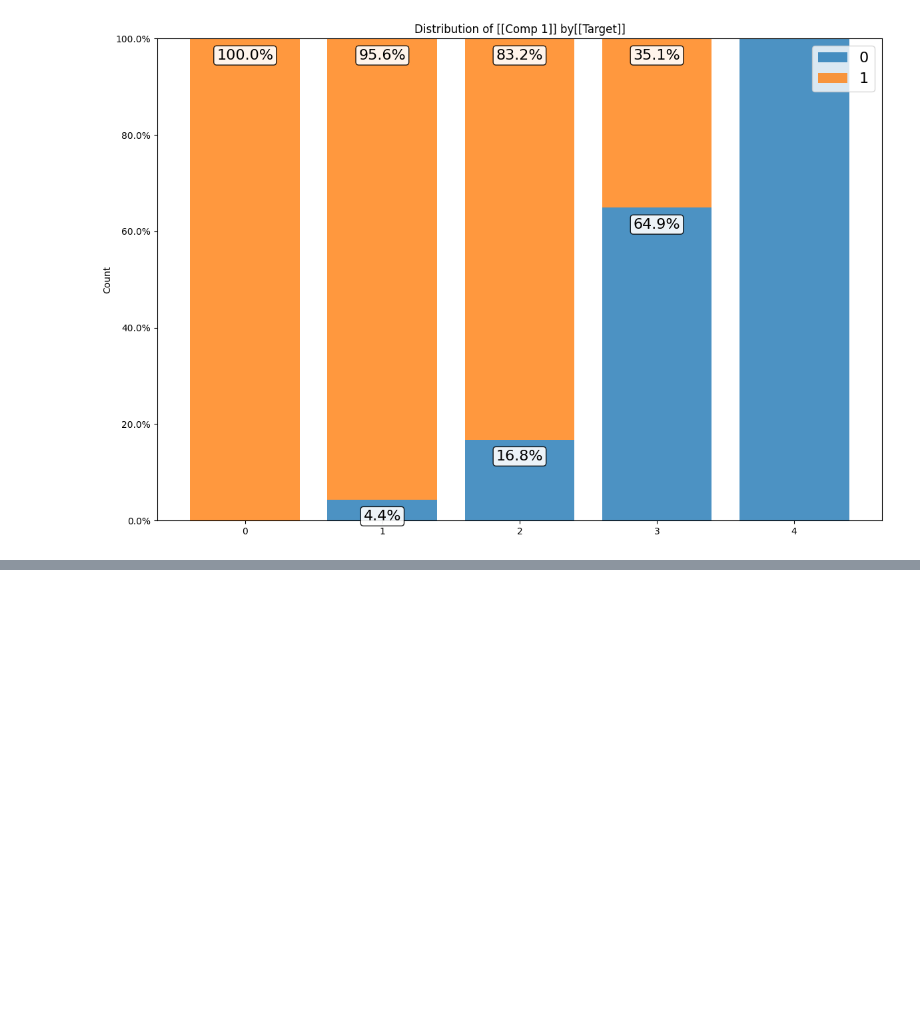
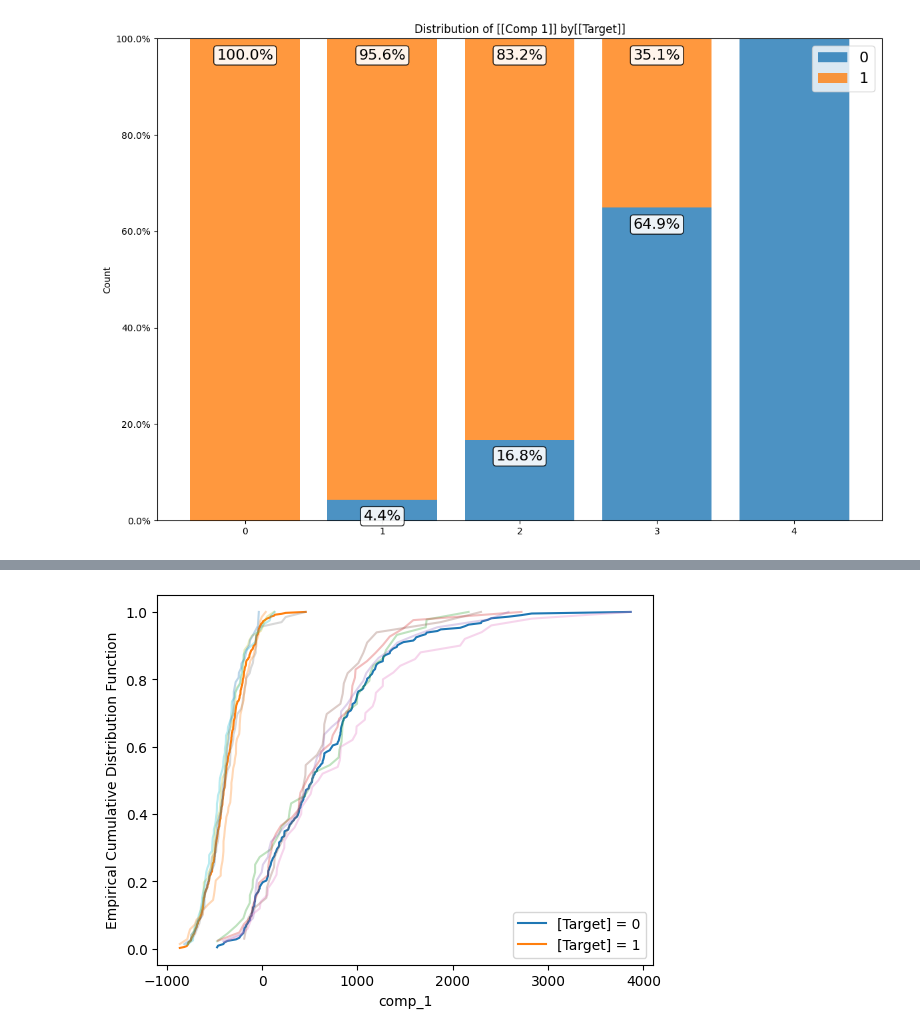
Before and after one commit to predictables/predictables, a Jupyter notebook: dev_univariate.ipynb, the cells around one changed output, grey strips where cells are left out. Drawn from its saved outputs; the diff is of its cells as text; code cells hidden in the pictures; blank space fills up the shorter version.

Commit message:
plot makes the cdf for each level of the binary variable, and a measure of the distribution of possible CDFs. need to do the js divergence test next, annotation, and the title.

```diff
--- a/dev_univariate.ipynb
+++ b/dev_univariate.ipynb
@@ -216,0 +217,5 @@ density_plot(feature, m.y_train, m.df.cv);
+# %%
+%run predictables/univariate/src/plots/cdf_plot.py
+cdf_plot_matplotlib(feature, m.y_train, m.df.cv);
+# %% [output]
+[figure, added]
```
Also changed, not shown: parts of 7 cells of this notebook, 1 other file.
